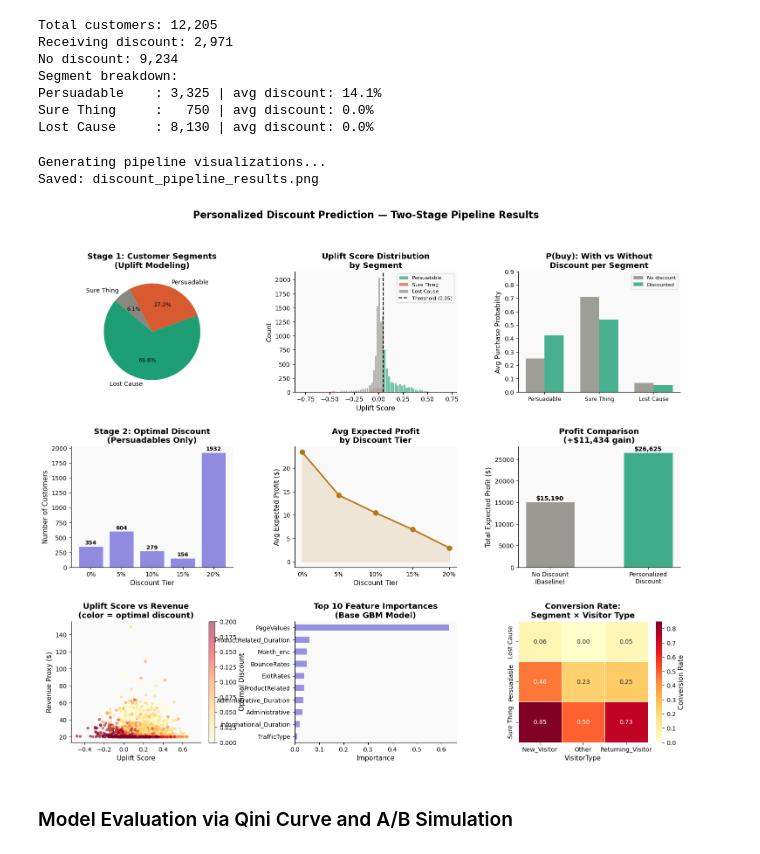
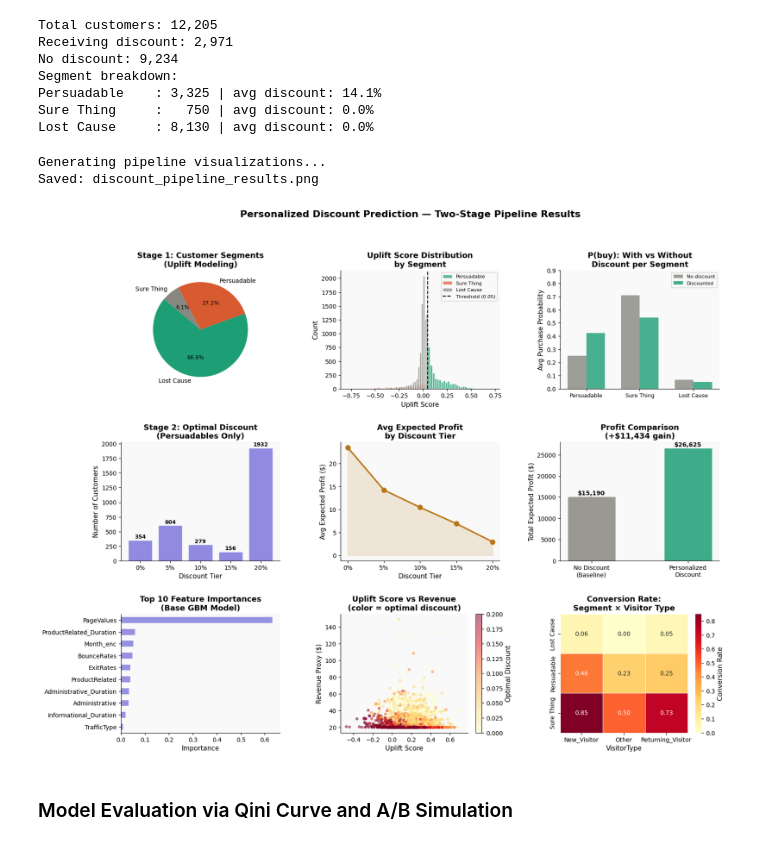
Before and after one commit to omerwritescode/discount-uplift-engine, a Jupyter notebook: X-Learner.ipynb, the cells around one changed output. Drawn from its saved outputs; the diff is of its cells as text; code cells hidden in the pictures.

Commit message:
Updated code to shift the -Feature Importances- plot to the left to avoid text overlap. Updated the corresponding figure in /outputs. Updated README. Added requirements.txt.

```diff
--- a/X-Learner.ipynb
+++ b/X-Learner.ipynb
@@ -642,47 +642,47 @@ ax5.set_title('Avg Expected Profit\nby Discount Tier', fontweight = 'bold')
 # Plot 6: Profit comparison
 ax6 = fig.add_subplot(gs[1, 2])
 cats = ['No Discount\n(Baseline)', 'Personalized\nDiscount']
 vals6 = [total_no_discount, total_optimized]
 bars6 = ax6.bar(cats, vals6, color = [GRAY, TEAL], alpha = 0.85, edgecolor = 'white', width = 0.5)
 for bar, val in zip(bars6, vals6):
     ax6.text(bar.get_x() + bar.get_width() / 2, bar.get_height() + 20,
              f'${val:,.0f}', ha = 'center', va = 'bottom', fontsize = 10, fontweight = 'bold')
 ax6.set_ylabel('Total Expected Profit ($)')
 ax6.set_title(f'Profit Comparison\n(+${profit_gain:,.0f} gain)', fontweight = 'bold')
 
-# Plot 7: Uplift vs revenue scatter
+# Plot 8: Feature importance
 ax7 = fig.add_subplot(gs[2, 0])
-sc = ax7.scatter(persuadables['uplift_score'], persuadables['revenue_proxy'],
-                 c = persuadables['optimal_discount'], cmap = 'YlOrRd', alpha = 0.5, s = 15)
-plt.colorbar(sc, ax = ax7, label = 'Optimal Discount')
-ax7.set_xlabel('Uplift Score')
-ax7.set_ylabel('Revenue Proxy ($)')
-ax7.set_title('Uplift Score vs Revenue\n(color = optimal discount)', fontweight = 'bold')
-
-# Plot 8: Feature importance
-ax8 = fig.add_subplot(gs[2, 1])
 feat_imp = pd.Series(base_model_raw.feature_importances_,
                      index = FEATURES).sort_values(ascending = True).tail(10)
-feat_imp.plot(kind='barh', ax = ax8, color = PURPLE, alpha = 0.8)
-ax8.set_title('Top 10 Feature Importances\n(Base GBM Model)', fontweight = 'bold')
-ax8.set_xlabel('Importance')
+feat_imp.plot(kind='barh', ax = ax7, color = PURPLE, alpha = 0.8)
+ax7.set_title('Top 10 Feature Importances\n(Base GBM Model)', fontweight = 'bold')
+ax7.set_xlabel('Importance')
+
+# Plot 7: Uplift vs revenue scatter
+ax8 = fig.add_subplot(gs[2, 1])
+sc = ax8.scatter(persuadables['uplift_score'], persuadables['revenue_proxy'],
+                 c = persuadables['optimal_discount'], cmap = 'YlOrRd', alpha = 0.5, s = 15)
+plt.colorbar(sc, ax = ax8, label = 'Optimal Discount')
+ax8.set_xlabel('Uplift Score')
+ax8.set_ylabel('Revenue Proxy ($)')
+ax8.set_title('Uplift Score vs Revenue\n(color = optimal discount)', fontweight = 'bold')
 
  # Plot 9: Segment × Visitor heatmap
 ax9 = fig.add_subplot(gs[2, 2])
 pivot = df.groupby(['segment', 'VisitorType'])['Revenue_int'].mean().unstack(fill_value = 0)
 sns.heatmap(pivot, ax = ax9, cmap = 'YlOrRd', annot = True, fmt = '.2f',
             linewidths = 0.5, cbar_kws = {'label': 'Conversion Rate'})
 ax9.set_title('Conversion Rate:\nSegment × Visitor Type', fontweight = 'bold')
 ax9.set_ylabel('')
 
 plt.savefig('discount_pipeline_results.png',
             dpi = 150, bbox_inches = 'tight')
 # plt.close()
 print("Saved: discount_pipeline_results.png")
 # %% [output]
 Generating pipeline visualizations...
 Saved: discount_pipeline_results.png
-[figure, old version]
+[figure, new version]
 # %% [markdown]
 ### Model Evaluation via Qini Curve and A/B Simulation
 # %%
```
Also changed, not shown: parts of 4 cells of this notebook, 3 other files.
